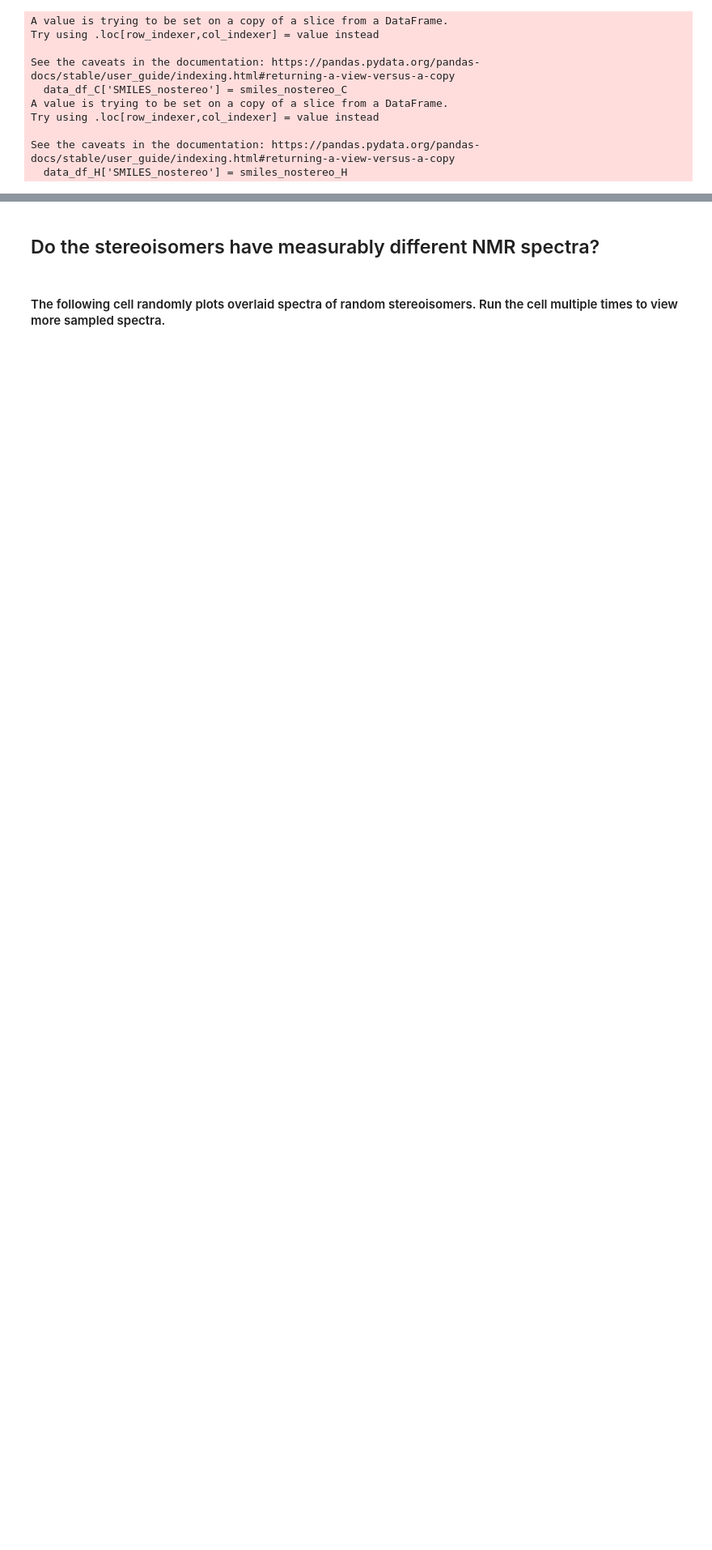
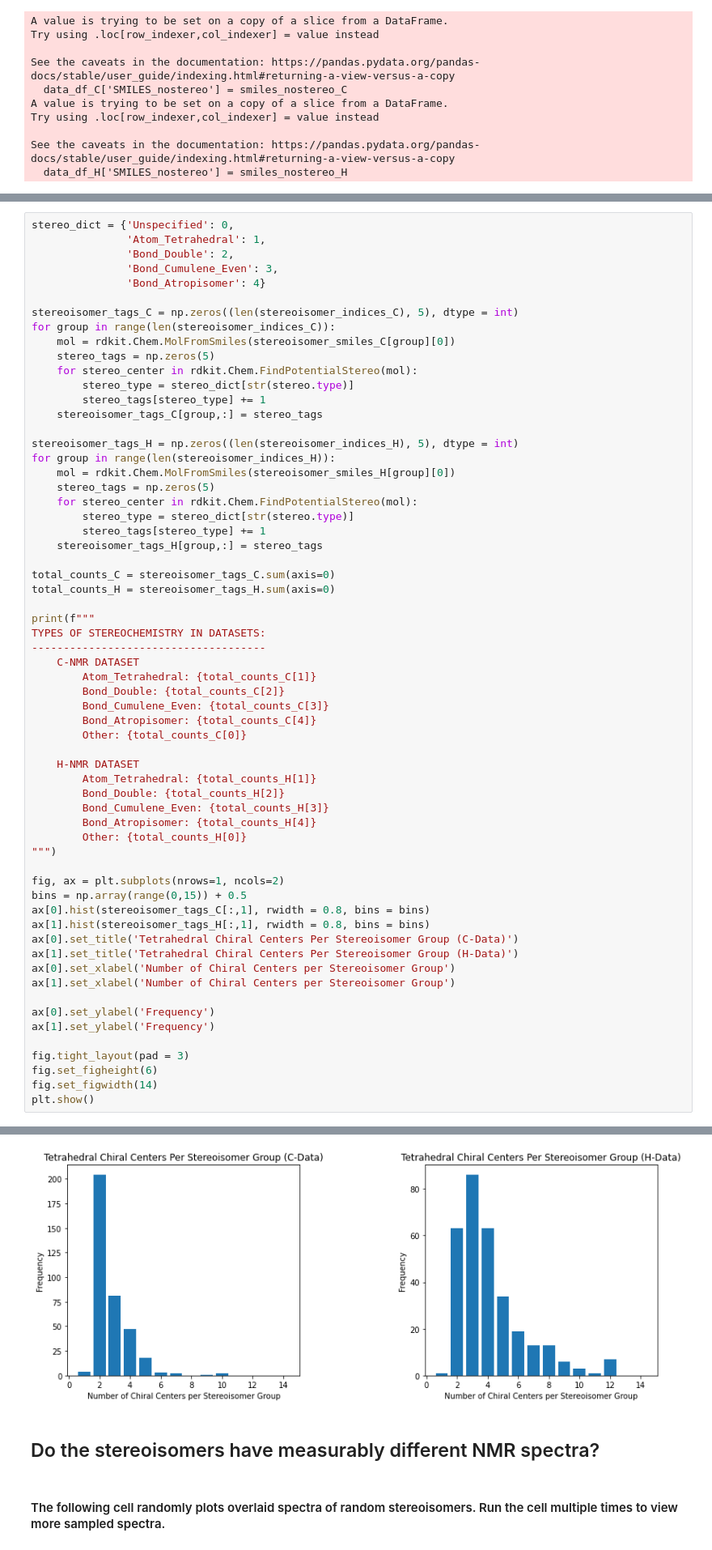
Before and after one commit to PattanaikL/chiral_gnn, a Jupyter notebook: data/nmr/nmr_exploration.ipynb, the cells around one changed output, grey strips where cells are left out. Shown: that part at 81% size. Saved outputs shown, nothing was run; the diff lists cells and outputs as text; blank space fills up the shorter version.

Commit message:
Enumerated types of stereochemistry

```diff
--- a/data/nmr/nmr_exploration.ipynb
+++ b/data/nmr/nmr_exploration.ipynb
@@ -399,0 +435,63 @@ See the caveats in the documentation: https://pandas.pydata.org/pandas-docs/stab
+# %%
+stereo_dict = {'Unspecified': 0,
+               'Atom_Tetrahedral': 1,
+               'Bond_Double': 2,
+               'Bond_Cumulene_Even': 3,
+               'Bond_Atropisomer': 4}
+
+stereoisomer_tags_C = np.zeros((len(stereoisomer_indices_C), 5), dtype = int)
+for group in range(len(stereoisomer_indices_C)):
+    mol = rdkit.Chem.MolFromSmiles(stereoisomer_smiles_C[group][0])
+    stereo_tags = np.zeros(5)
+    for stereo_center in rdkit.Chem.FindPotentialStereo(mol):
+        stereo_type = stereo_dict[str(stereo.type)]
+        stereo_tags[stereo_type] += 1
+    stereoisomer_tags_C[group,:] = stereo_tags
+
+stereoisomer_tags_H = np.zeros((len(stereoisomer_indices_H), 5), dtype = int)
+for group in range(len(stereoisomer_indices_H)):
+    mol = rdkit.Chem.MolFromSmiles(stereoisomer_smiles_H[group][0])
+    stereo_tags = np.zeros(5)
+    for stereo_center in rdkit.Chem.FindPotentialStereo(mol):
+        stereo_type = stereo_dict[str(stereo.type)]
+        stereo_tags[stereo_type] += 1
+    stereoisomer_tags_H[group,:] = stereo_tags
+
+total_counts_C = stereoisomer_tags_C.sum(axis=0)
+total_counts_H = stereoisomer_tags_H.sum(axis=0)
+
+print(f"""
+TYPES OF STEREOCHEMISTRY IN DATASETS:
+-------------------------------------
+    C-NMR DATASET
+        Atom_Tetrahedral: {total_counts_C[1]}
+        Bond_Double: {total_counts_C[2]}
+        Bond_Cumulene_Even: {total_counts_C[3]}
+        Bond_Atropisomer: {total_counts_C[4]}
+        Other: {total_counts_C[0]}
+
+    H-NMR DATASET
+        Atom_Tetrahedral: {total_counts_H[1]}
+        Bond_Double: {total_counts_H[2]}
+        Bond_Cumulene_Even: {total_counts_H[3]}
+        Bond_Atropisomer: {total_counts_H[4]}
+        Other: {total_counts_H[0]}
+""")
+
+fig, ax = plt.subplots(nrows=1, ncols=2)
+bins = np.array(range(0,15)) + 0.5
+ax[0].hist(stereoisomer_tags_C[:,1], rwidth = 0.8, bins = bins)
+ax[1].hist(stereoisomer_tags_H[:,1], rwidth = 0.8, bins = bins)
+ax[0].set_title('Tetrahedral Chiral Centers Per Stereoisomer Group (C-Data)')
+ax[1].set_title('Tetrahedral Chiral Centers Per Stereoisomer Group (H-Data)')
+ax[0].set_xlabel('Number of Chiral Centers per Stereoisomer Group')
+ax[1].set_xlabel('Number of Chiral Centers per Stereoisomer Group')
+
+ax[0].set_ylabel('Frequency')
+ax[1].set_ylabel('Frequency')
+
+fig.tight_layout(pad = 3)
+fig.set_figheight(6)
+fig.set_figwidth(14)
+plt.show()
+# %% [output]
@@ -400,3 +513,4 @@ See the caveats in the documentation: https://pandas.pydata.org/pandas-docs/stab
+[figure, added]
 # %% [markdown]
 ## Do the stereoisomers have measurably different NMR spectra?
 # %% [markdown]
```
Also changed, not shown: parts of 6 cells of this notebook.
